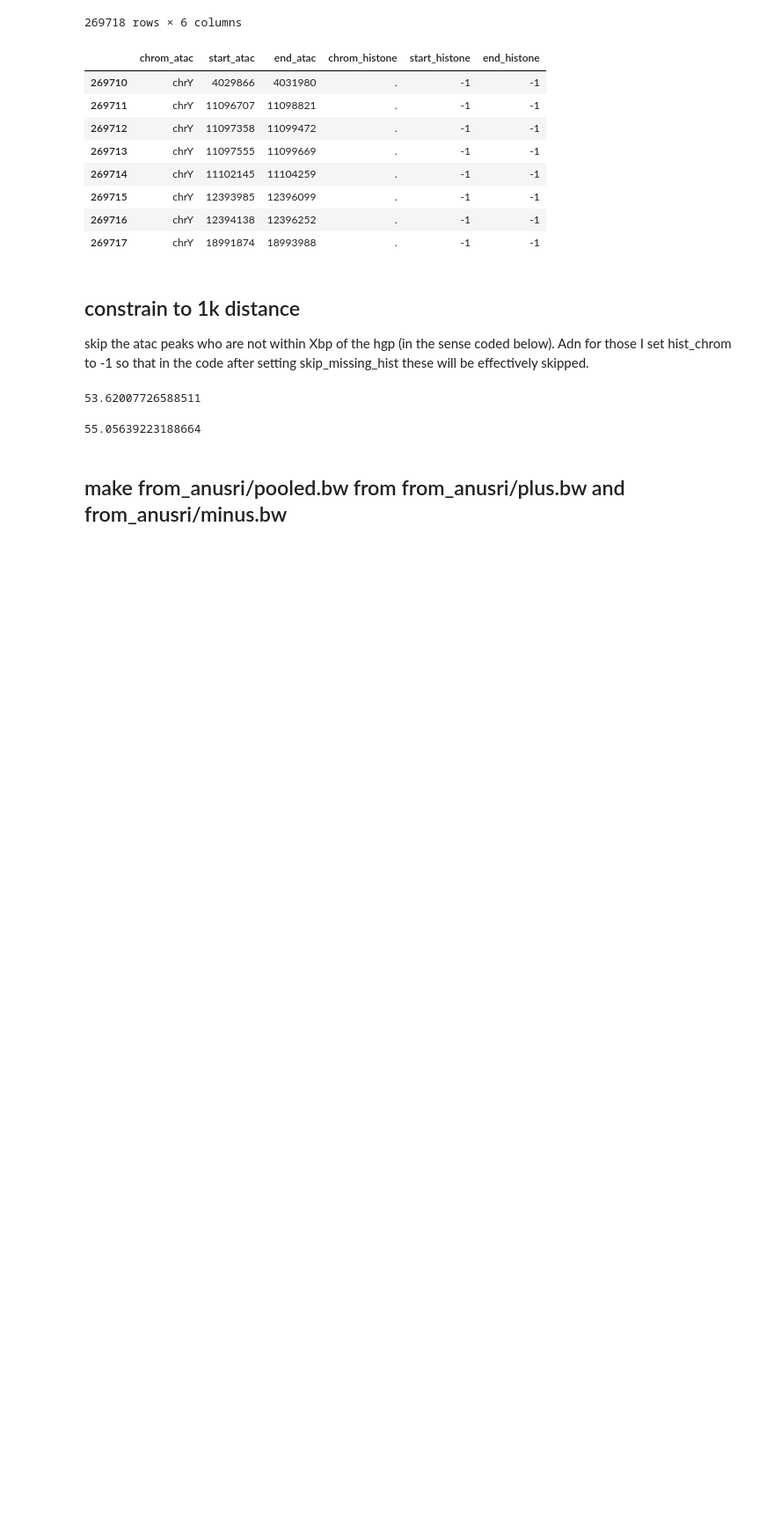
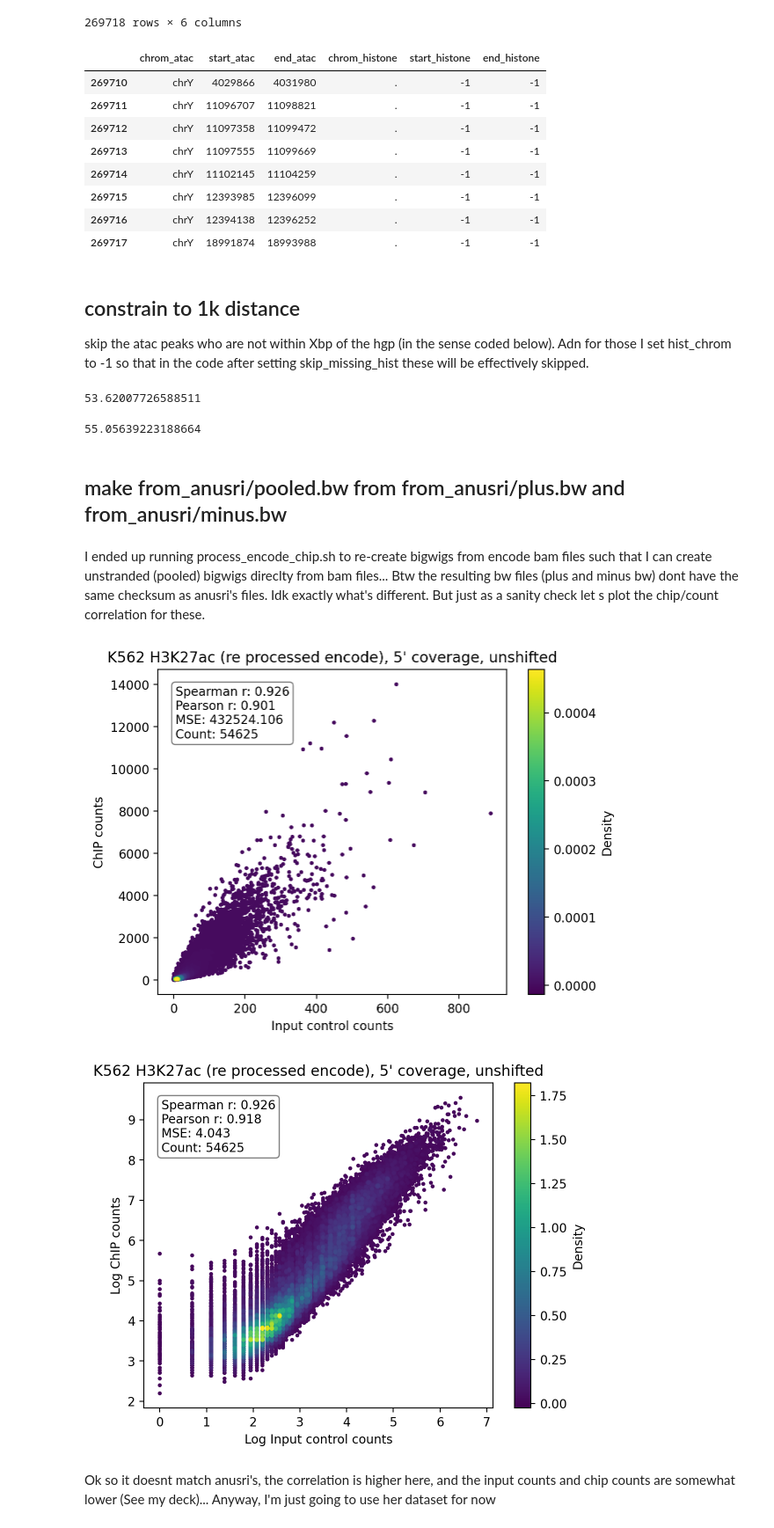
Before and after one commit to kundajelab/histobpnet, a Jupyter notebook: experiments/valeh/notebooks/1_17_2026.ipynb, the cells around one changed output. Shown at 88% size. Drawn from its saved outputs; the diff is of its cells as text; code cells hidden in the pictures; blank space fills up the shorter version.

```diff
--- a/experiments/valeh/notebooks/1_17_2026.ipynb
+++ b/experiments/valeh/notebooks/1_17_2026.ipynb
@@ -210,3 +210,6 @@ atac_hgp_df.to_csv(
 )
 # %% [markdown]
 ## make from_anusri/pooled.bw from from_anusri/plus.bw and from_anusri/minus.bw
+# %% [markdown]
+I ended up running process_encode_chip.sh to re-create bigwigs from encode bam files such that I can create unstranded (pooled) bigwigs direclty from bam files...
+Btw the resulting bw files (plus and minus bw) dont have the same checksum as anusri's files. Idk exactly what's different. But just as a sanity check let s plot the chip/count correlation for these.
@@ -212,0 +263,15 @@ atac_hgp_df.to_csv(
+# %%
+# plot chip_cts vs inputc_cts
+density_scatter(inputc_cts, chip_cts, "Input control counts", "ChIP counts", s=5, bins=200, incl_stats=True)
+plt.title("K562 H3K27ac (re processed encode), 5' coverage, unshifted")
+plt.show()
+
+# plot log chip_cts vs log inputc_cts
+density_scatter(np.log1p(inputc_cts), np.log1p(chip_cts), "Log Input control counts", "Log ChIP counts", s=5, bins=200, incl_stats=True)
+plt.title("K562 H3K27ac (re processed encode), 5' coverage, unshifted")
+plt.show()
+# %% [output]
+[figure, added]
+[figure, added]
+# %% [markdown]
+Ok so it doesnt match anusri's, the correlation is higher here, and the input counts and chip counts are somewhat lower (See my deck)... Anyway, I'm just going to use her dataset for now
```
Also changed, not shown: parts of 10 cells of this notebook, 3 other files.
